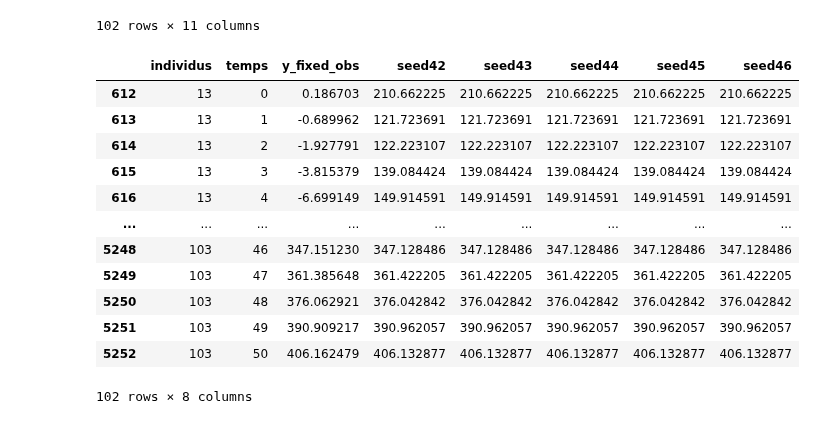
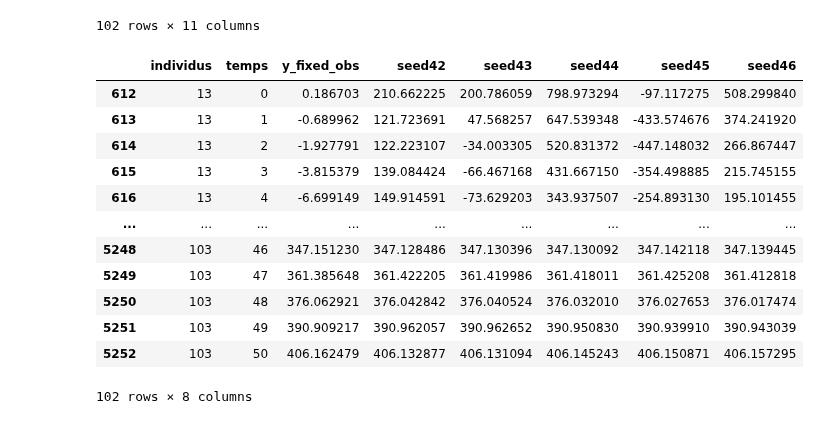
Before and after one commit to FrankwaP/subSISTM, a Jupyter notebook: models/reservoirs-synthetic_bph/00_basic_reservoir_test.ipynb, the cells around one changed output. Cells and saved outputs as stored; diff of their text form; code cells hidden in the pictures.

```diff
--- a/models/reservoirs-synthetic_bph/00_basic_reservoir_test.ipynb
+++ b/models/reservoirs-synthetic_bph/00_basic_reservoir_test.ipynb
@@ -228,40 +228,39 @@ y_train_3D = y_train_scaled.reshape([N_train, T_train, Y_train])
 # %%
 # from https://reservoirpy.readthedocs.io/en/latest/user_guide/quickstart.html#Create-the-ESN-model
 
 
 data_pred = data_train.loc[:, ["individus", "temps"] + y_labels]
 
 for seed in range(42, 47):
 
-    reservoir = Reservoir(100, lr=0.5, sr=0.9, seed=42)
+    reservoir = Reservoir(100, lr=0.5, sr=0.9, seed=seed)
     readout = Ridge(ridge=1e-7)
 
     esn_model = reservoir >> readout
     esn_model.fit(x_train_3D, y_train_3D)
 
-    y_pred_3D = np.array(
-        esn_model.run(x_train_3D)
-    )  # ATTENTION besoin de convertir avec N>1
+    # ATTENTION besoin de convertir avec N>1
+    y_pred_3D = np.array(esn_model.run(x_train_3D))
     y_pred_scaled = y_pred_3D.reshape([N_train * T_train, Y_train])
     y_pred = scaler_y.inverse_transform(y_pred_scaled)
 
     data_pred[f"seed{seed}"] = y_pred
 
 
 data_pred
 # %% [output]
 |  | individus | temps | y_fixed_obs | seed42 | seed43 | seed44 | seed45 | seed46 |
-| 612 | 13 | 0 | 0.186703 | 210.662225 | 210.662225 | 210.662225 | 210.662225 | 210.662225 |
-| 613 | 13 | 1 | -0.689962 | 121.723691 | 121.723691 | 121.723691 | 121.723691 | 121.723691 |
-| 614 | 13 | 2 | -1.927791 | 122.223107 | 122.223107 | 122.223107 | 122.223107 | 122.223107 |
-| 615 | 13 | 3 | -3.815379 | 139.084424 | 139.084424 | 139.084424 | 139.084424 | 139.084424 |
-| 616 | 13 | 4 | -6.699149 | 149.914591 | 149.914591 | 149.914591 | 149.914591 | 149.914591 |
+| 612 | 13 | 0 | 0.186703 | 210.662225 | 200.786059 | 798.973294 | -97.117275 | 508.299840 |
+| 613 | 13 | 1 | -0.689962 | 121.723691 | 47.568257 | 647.539348 | -433.574676 | 374.241920 |
+| 614 | 13 | 2 | -1.927791 | 122.223107 | -34.003305 | 520.831372 | -447.148032 | 266.867447 |
+| 615 | 13 | 3 | -3.815379 | 139.084424 | -66.467168 | 431.667150 | -354.498885 | 215.745155 |
+| 616 | 13 | 4 | -6.699149 | 149.914591 | -73.629203 | 343.937507 | -254.893130 | 195.101455 |
 | ... | ... | ... | ... | ... | ... | ... | ... | ... |
-| 5248 | 103 | 46 | 347.151230 | 347.128486 | 347.128486 | 347.128486 | 347.128486 | 347.128486 |
-| 5249 | 103 | 47 | 361.385648 | 361.422205 | 361.422205 | 361.422205 | 361.422205 | 361.422205 |
-| 5250 | 103 | 48 | 376.062921 | 376.042842 | 376.042842 | 376.042842 | 376.042842 | 376.042842 |
-| 5251 | 103 | 49 | 390.909217 | 390.962057 | 390.962057 | 390.962057 | 390.962057 | 390.962057 |
-| 5252 | 103 | 50 | 406.162479 | 406.132877 | 406.132877 | 406.132877 | 406.132877 | 406.132877 |
+| 5248 | 103 | 46 | 347.151230 | 347.128486 | 347.130396 | 347.130092 | 347.142118 | 347.139445 |
+| 5249 | 103 | 47 | 361.385648 | 361.422205 | 361.419986 | 361.418011 | 361.425208 | 361.412818 |
+| 5250 | 103 | 48 | 376.062921 | 376.042842 | 376.040524 | 376.032010 | 376.027653 | 376.017474 |
+| 5251 | 103 | 49 | 390.909217 | 390.962057 | 390.962652 | 390.950830 | 390.939910 | 390.943039 |
+| 5252 | 103 | 50 | 406.162479 | 406.132877 | 406.131094 | 406.145243 | 406.150871 | 406.157295 |
 102 rows × 8 columns
 # %%
 data_plot = data_pred.melt(id_vars=["individus", "temps"])
```
Also changed, not shown: parts of 15 cells of this notebook, 1 other file.
